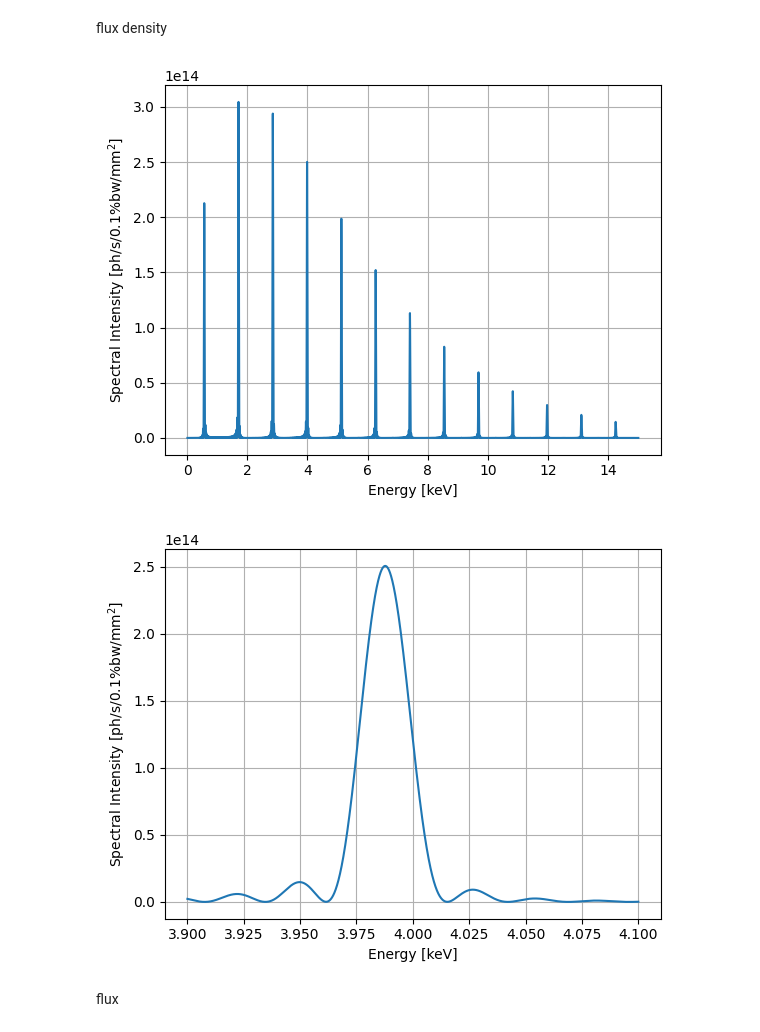
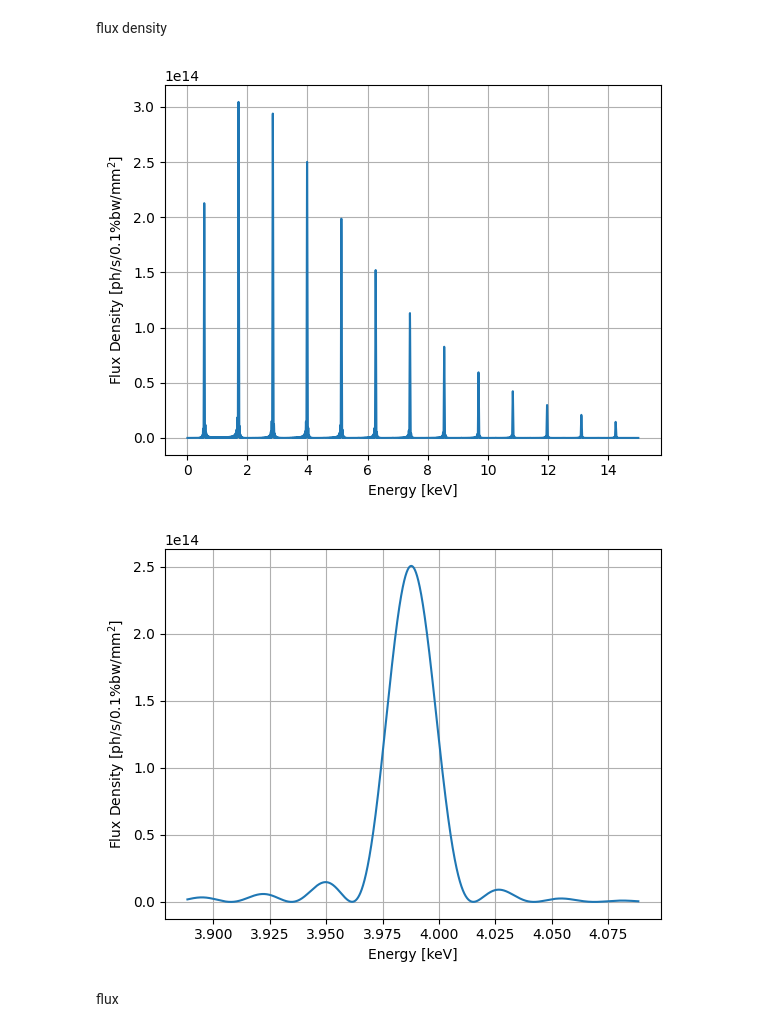
Before and after one commit to lnls-ids/SR-Wave-optics, a Jupyter notebook: srwave/docs/usage.ipynb, the cells around one changed output. Saved outputs shown, nothing was run; the diff lists cells and outputs as text; code cells hidden in the pictures.

```diff
--- a/srwave/docs/usage.ipynb
+++ b/srwave/docs/usage.ipynb
@@ -49,33 +54,33 @@ rplt.plot_spectrum(SR,X=0,Y=0)
 # %% [markdown]
 flux density
 # %%
-und = me.Undulator(period_length=50e-3,nr_periods=20,Kv=2,Kh=0)
-fields = me.MagnetCnt(magnets=[und],field_type='undulator')
+und = srwave.Undulator(period_length=50e-3, nr_periods=20, Ky=2, Kx=0)
+fields = srwave.MagnetCnt(magnets=und, fieldtype='undulator')
 
-energy = np.linspace(0.01,15,7000)*1e3
+energy = np.linspace(0.01, 15, 7000) * 1e3
 # adjust the array for the energy points pass exactly on the harmonics into the range:
-energy = und.adjust_energy(energy=energy,E=3e9,theta=0)
+energy = und.adjust_energy(energy=energy, E=3e9, theta=0)
 
-SR = rs.SynchrotronRadiation(energy=energy,d=10,x=0,y=0,fields=fields)
+SR = srwave.SynchrotronRadiation(energy=energy, d=10, x=0, y=0, fields=fields)
 SR.calc_wfr()
 
-rplt.plot_spectrum(SR,X=0,Y=0)
+SR.plot_spectrum()
 # %% [output]
-[figure, old version]
+[figure, new version]
 # %%
-und = me.Undulator(period_length=50e-3,nr_periods=20,Kv=2,Kh=0)
-fields = me.MagnetCnt(magnets=[und],field_type='undulator')
+und = srwave.Undulator(period_length=50e-3, nr_periods=20, Ky=2, Kx=0)
+fields = srwave.MagnetCnt(magnets=und, fieldtype='undulator')
 
-energy = np.linspace(4-0.1,4+0.1,7000)*1e3
-# adjust the array for the energy points pass exactly on the harmonics into the range:
-energy = und.adjust_energy(energy=energy,E=3e9,theta=0)
+energy_7 = und.harmonic_energy(harmn=7, E=3e9, theta=0)
+# odd len to ensure, without the adjust func, the presence of energy 7
+energy = np.linspace(energy_7-100, energy_7+100, 7001)
 
-SR = rs.SynchrotronRadiation(energy=energy,d=10,x=0,y=0,fields=fields)
+SR = srwave.SynchrotronRadiation(energy=energy, d=10, x=0, y=0, fields=fields)
 SR.calc_wfr()
 
-rplt.plot_spectrum(SR,X=0,Y=0)
+SR.plot_spectrum()
 # %% [output]
-[figure, old version]
+[figure, new version]
 # %% [markdown]
 flux
 # %%
```
Also changed, not shown: parts of 55 cells of this notebook, 15 other files.
